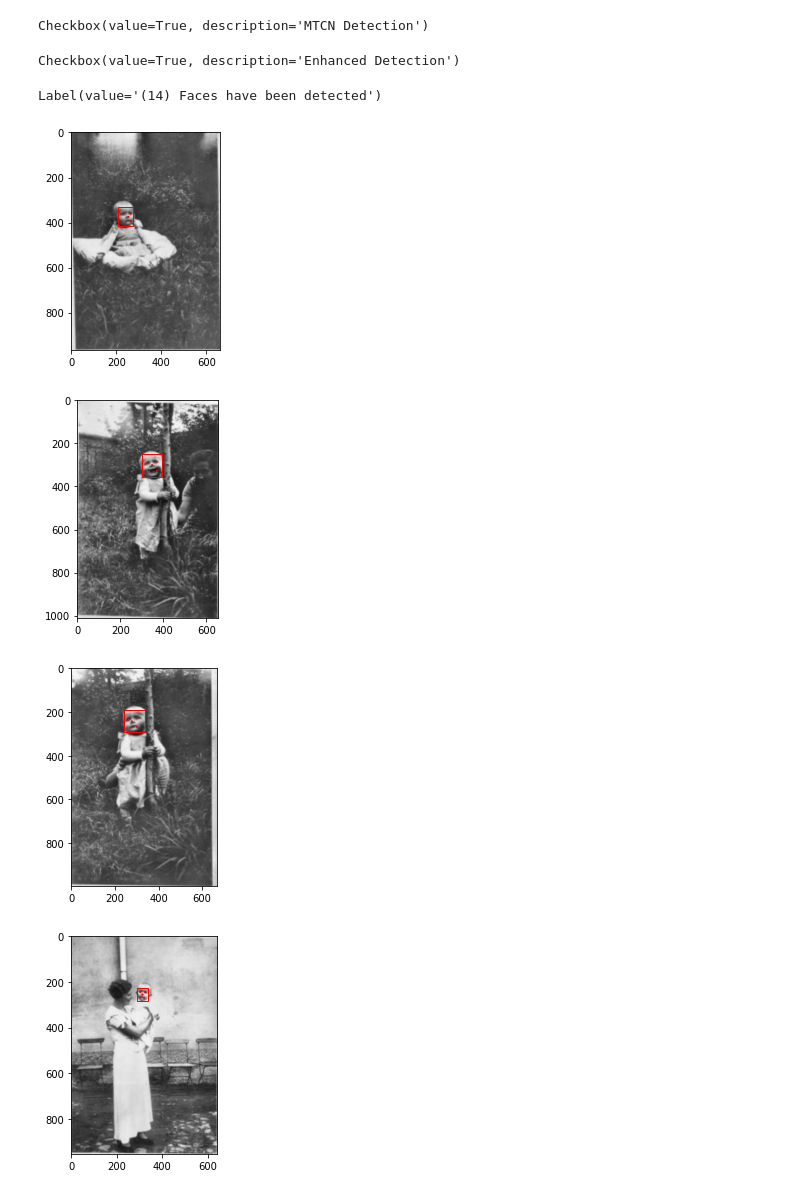
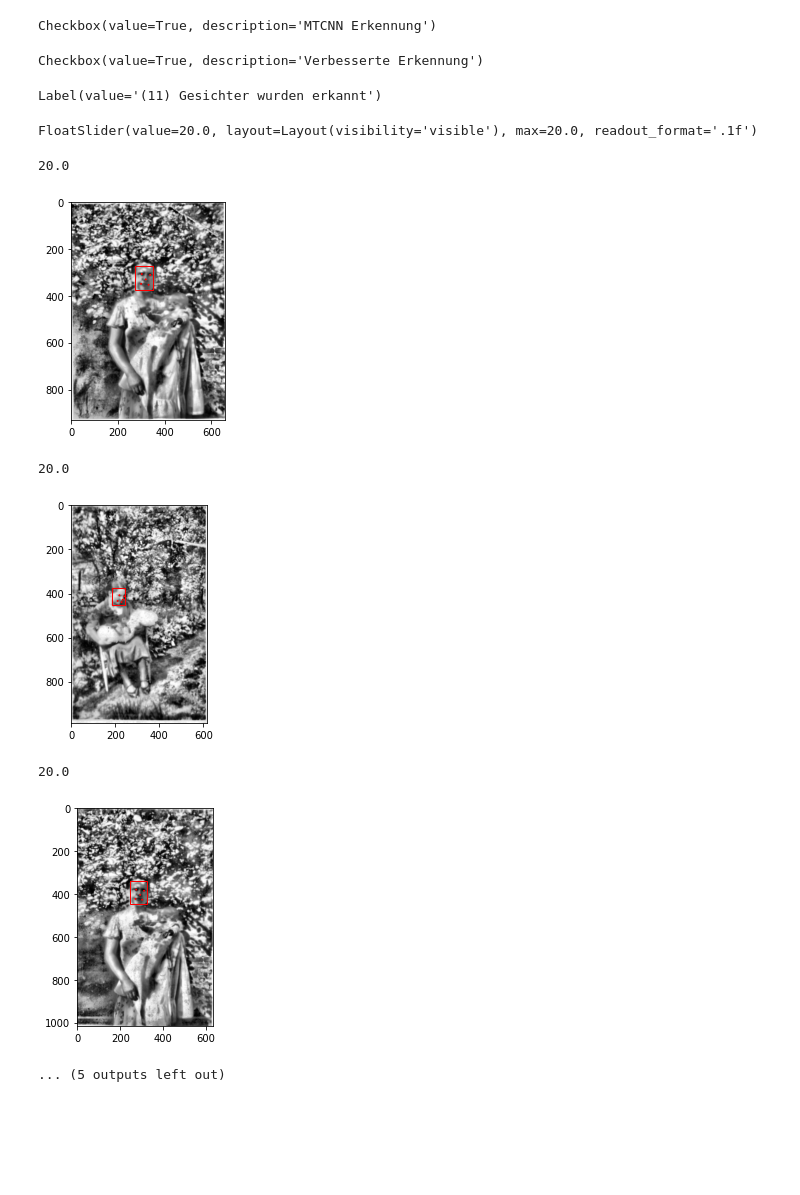
Before and after one commit to youssefMes/FotoAlbumExtractor, a Jupyter notebook: gui.ipynb, the cells around one changed output. Drawn from its saved outputs; the diff is of its cells as text; code cells hidden in the pictures; blank space fills up the shorter version.

Commit message:
added slider to chose cliplimit

```diff
--- a/gui.ipynb
+++ b/gui.ipynb
@@ -20,4 +19,5 @@ Using TensorFlow backend.
 # %%
+cliplimitSlider = FloatSlider(value=1.5, min=0, max=20.0, step=0.1, readout_format='.1f')
 path = './application/input/A1/01.tif'
 image_folder_box = widgets.Text(
     value=r'./application/input/A1/01.tif',
@@ -25,10 +25,14 @@ image_folder_box = widgets.Text(
     description='Path:',
     disabled=False
 )
-information_label = widgets.Label(value="Select detection type and click Extact faces")
-mtcnBox = Checkbox(False, description='MTCN Detection')
-enhancedBox = Checkbox(False, description='Enhanced Detection')
-button_extract_faces = Button(description="Extract Faces", button_style= 'info')
+information_label = widgets.Label(value="Wählen Sie die Erkennungsart und klicken Sie auf Gesichter extrahieren")
+mtcnBox = Checkbox(False, description='MTCNN Erkennung')
+enhancedBox = Checkbox(False, description='Verbesserte Erkennung')
+button_extract_faces = Button(description="Gesichter extrahieren", button_style= 'info')
+cliplimitSlider.layout.visibility  = 'hidden'
+
+
+
 
 def displayButtons():
     display(image_folder_box)
@@ -36,17 +40,27 @@ def displayButtons():
     display(mtcnBox)
     display(enhancedBox)
     display(information_label)
+    display(cliplimitSlider)
 
 displayButtons()
+
+def hideSlider(button):
+    if button['new']:
+        cliplimitSlider.layout.visibility  = 'visible'
+    else:
+        cliplimitSlider.layout.visibility  = 'hidden'
+
+
+enhancedBox.observe(hideSlider, names='value')
 
 def extract_faces(b):
     clear_output(wait=True)
     displayButtons()
     from matplotlib import pyplot
     img = cv2.imread(image_folder_box.value, cv2.IMREAD_COLOR)
-    information_label.value = "Face Extraction is in progress. Please wait."
+    information_label.value = "Die Gesichtsextraktion ist im Gange. Bitte warten Sie..."
     if img is None:
-        sys.exit("Error no image found!")
+        sys.exit("Fehler kein Bild gefunden!")
 
     full_name = os.path.basename(path)
     name = os.path.splitext(full_name)[0]
@@ -59,9 +73,10 @@ def extract_faces(b):
     length = 0
 
     for i, image in enumerate(cropped_images):
+        start = time.time()
         img = extractor.get_frame_extracted_image(image, config)
         if enhance:
-            img = enhancer.enhance_image(img)
+            img = enhancer.enhance_image(img, cliplimitSlider.value)
         if mtcnn_face:
             mtcnnDetector = MTCNN()
             # detect faces in the image
@@ -84,9 +99,9 @@ def extract_faces(b):
             pyplot.imshow(img)
             pyplot.title(name)
             pyplot.show()
-
-
     pyplot.show()
-    information_label.value = "(" + str(length) + ") Faces have been detected"
+    end = time.time()
+    print("Bearbeitungsdauer: ", round(end - start, 2))
+    information_label.value = "(" + str(length) + ") Gesichter wurden erkannt"
 button_extract_faces.on_click(extract_faces)
 # %% [output]
@@ -94,8 +109,12 @@ Text(value='./application/input/A1/03.tif', description='Path:', placeholder='Ty
 [interactive output not drawn]
-Checkbox(value=True, description='MTCN Detection')
+Checkbox(value=True, description='MTCNN Erkennung')
-Checkbox(value=True, description='Enhanced Detection')
+Checkbox(value=True, description='Verbesserte Erkennung')
-Label(value='(14) Faces have been detected')
+Label(value='(11) Gesichter wurden erkannt')
+FloatSlider(value=20.0, layout=Layout(visibility='visible'), max=20.0, readout_format='.1f')
+20.0
-[figure, old version]
+[figure, new version]
+20.0
-[figure, old version]
+[figure, new version]
+20.0
-[figure, old version]
+[figure, new version]
-[figure, removed]
+... (5 outputs left out)
```
Also changed, not shown: parts of 2 cells of this notebook, 2 other files.
